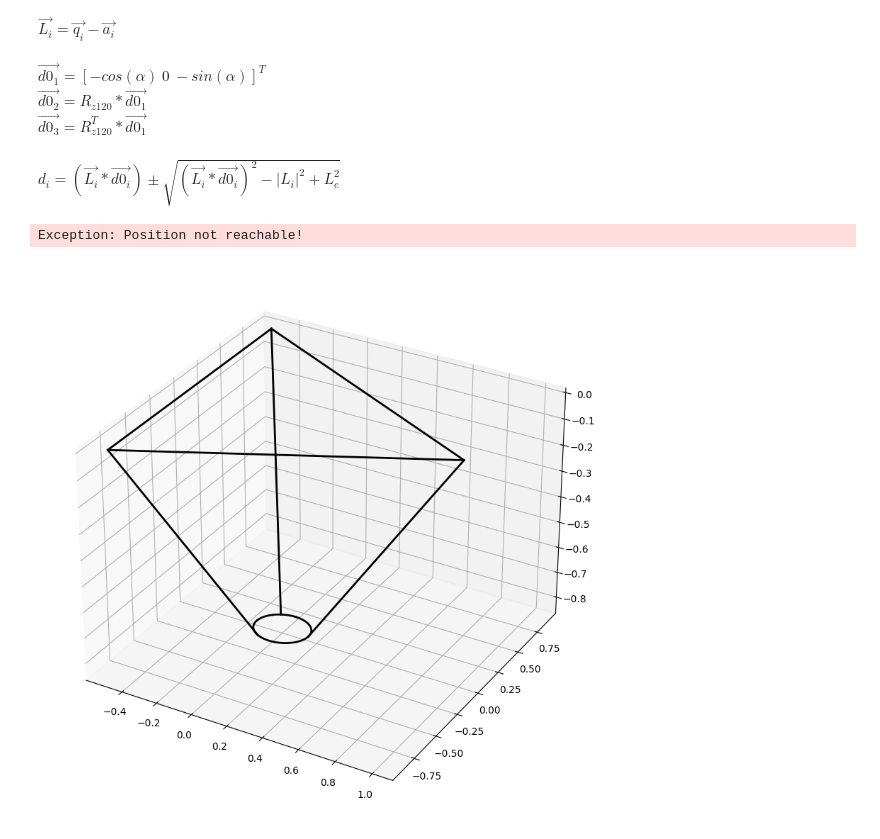
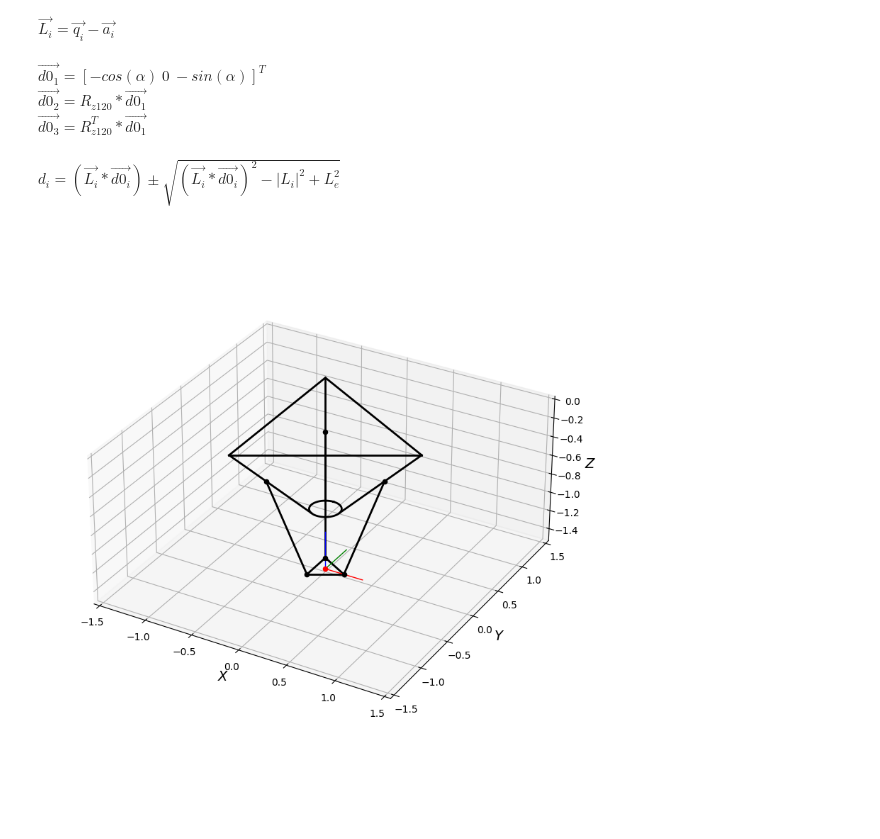
Before and after one commit to wiesnerroyal/delta-robot, a Jupyter notebook: prismatic_joint_keops_delta_kinematic.ipynb, the cells around one changed output. Drawn from its saved outputs; the diff is of its cells as text; code cells hidden in the pictures.

```diff
--- a/prismatic_joint_keops_delta_kinematic.ipynb
+++ b/prismatic_joint_keops_delta_kinematic.ipynb
@@ -13,7 +12,7 @@ Rb = 1.0    # base radius
 Rm = 0.2    # mobile platfrom radius
 
 Lr = 1.2    # prismatic joint length
-Le = 1.5    # link lengt
+Le = 1.2    # link lengt
 
 alpha = np.pi/4  # 45° = π/4
 # %%
@@ -127,7 +127,6 @@ def draw_inverse(pos, draw_tcp_cart=False):
         root = np.dot(L[i], d0[i])**2  - np.linalg.norm(L[i])**2 + Le**2
         if root < 0: raise Exception("Position not reachable!")
         d[i] = (np.dot(L[i], d0[i]) - np.sqrt(root))
-        print(d[i])
         if not 0 <= d[i] <= Lr: raise Exception("Axis cannot move to this position!")
         h[i] = np.sin(alpha)*d[i]
 
@@ -166,44 +165,22 @@ def draw_inverse(pos, draw_tcp_cart=False):
         ax.plot([pos[0],pos[0]], [pos[1],pos[1]+length], [pos[2],pos[2]], color="green", linewidth=1)
         ax.plot([pos[0],pos[0]], [pos[1],pos[1]], [pos[2],pos[2]+length], color="blue", linewidth=1)
 
-    """
-    #--------------------------------
-    # draw sphere test
-
-    # draw sphere
-    u, v = np.mgrid[0:2*np.pi:50j, 0:np.pi:50j]
-    x = Le*np.cos(u)*np.sin(v)
-    y = Le*np.sin(u)*np.sin(v)
-    z = Le*np.cos(v)
-
-
-    #ax.plot_surface(x, y, z, color="red", alpha=0.2)
-    #ax.plot_surface(x+D2[0], y+D2[1], z+D2[2], color="green", alpha=0.2)
-    #ax.plot_surface(x+D3[0], y+D3[1], z+D3[2], color="blue", alpha=0.2)
-
-    #--------------------------------
-    """
-
-    #di = (np.dot(L[0], d0[0]) - np.sqrt(np.dot(L[0], d0[0])**2  - np.linalg.norm(L[0])**2 - Le**2))
-    #print(np.dot(L[0], d0[0]) - np.sqrt(np.dot(L[0], d0[0])**2  - np.linalg.norm(L[0])**2 + Le**2))
-
-    ax.set_box_aspect(aspect=(1, 1, 1), zoom=0.90)
+    ax.set_box_aspect(aspect=(1, 1, 0.5), zoom=0.90)
     ax.set_xlim(axlim)
     ax.set_xlabel('$X$', fontsize=14)
     ax.set_ylim(axlim)
     ax.set_ylabel('$Y$', fontsize=14)
-    ax.set_zlim(axlim)
+    ax.set_zlim(axlim[0], 0)
     ax.set_zlabel('$Z$', fontsize=14)
 
     #ax.invert_zaxis()
-    ax.view_init(elev=0, azim=270, roll=0)
+    #ax.view_init(elev=0, azim=90, roll=0)
 
     return plt
 # %%
-draw_inverse([0, 0, -3],draw_tcp_cart=False).show()
+draw_inverse([0, 0, -1.5],draw_tcp_cart=True).show()
 # %% [output]
-Exception: Position not reachable!
-[figure, old version]
+[figure, new version]
 # %% [markdown]
 <img src="images/keops_x-axis.gif" alt="drawing" width="600"/>
 <img src="images/keops_y-axis.gif" alt="drawing" width="600"/>
```
Also changed, not shown: parts of 2 cells of this notebook, 4 other files.
